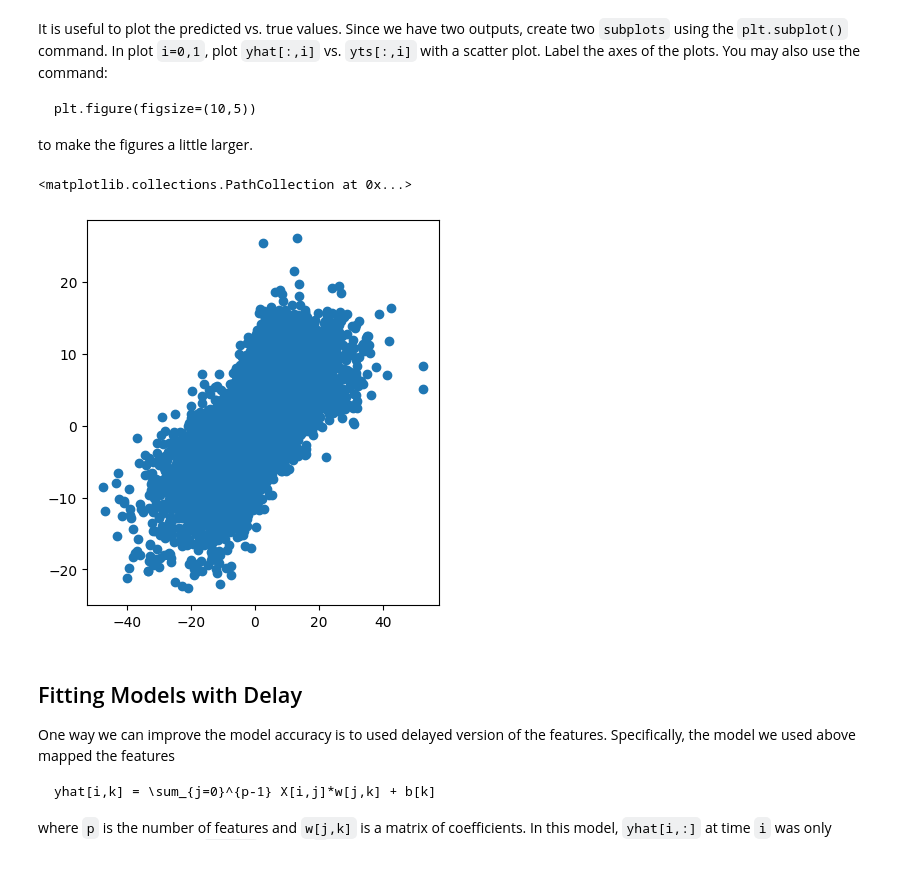
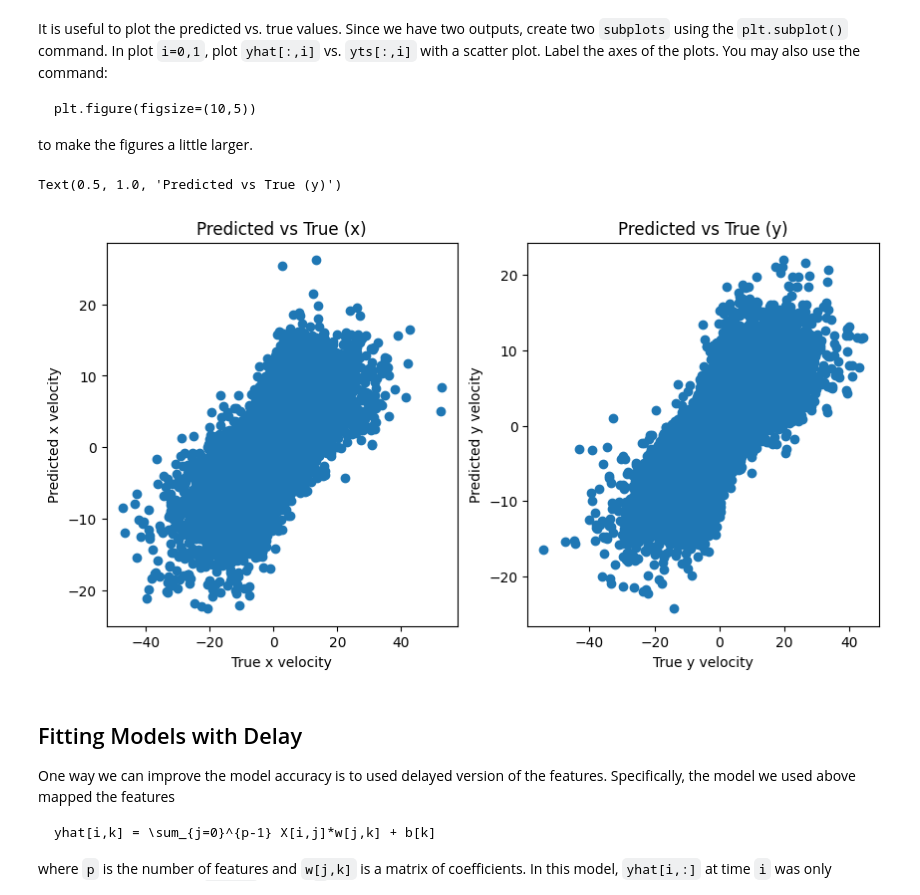
Before and after one commit to IrisLiu07311370/ML, a Jupyter notebook: unit04_model_sel/lab_neural_partial.ipynb, the cells around one changed output. Saved outputs shown, nothing was run; the diff lists cells and outputs as text; code cells hidden in the pictures; blank space fills up the shorter version.

```diff
--- a/unit04_model_sel/lab_neural_partial.ipynb
+++ b/unit04_model_sel/lab_neural_partial.ipynb
@@ -127,20 +127,22 @@ to make the figures a little larger.
 # %%
 # TODO
 
 plt.figure(figsize=(10,5))
 
 plt.subplot(1, 2, 1)
 plt.scatter(yts[:,0], yhat[:,0])
 plt.xlabel("True x velocity")
 plt.ylabel("Predicted x velocity")
+plt.title("Predicted vs True (x)")
 
 plt.subplot(1, 2, 2)
 plt.scatter(yts[:,1], yhat[:,1])
 plt.xlabel("True y velocity")
 plt.ylabel("Predicted y velocity")
+plt.title("Predicted vs True (y)")
 # %% [output]
-<matplotlib.collections.PathCollection at 0x...>
+Text(0.5, 1.0, 'Predicted vs True (y)')
-[figure, old version]
+[figure, new version]
 # %% [markdown]
 ## Fitting Models with Delay
 
```
Also changed, not shown: parts of 6 cells of this notebook.
